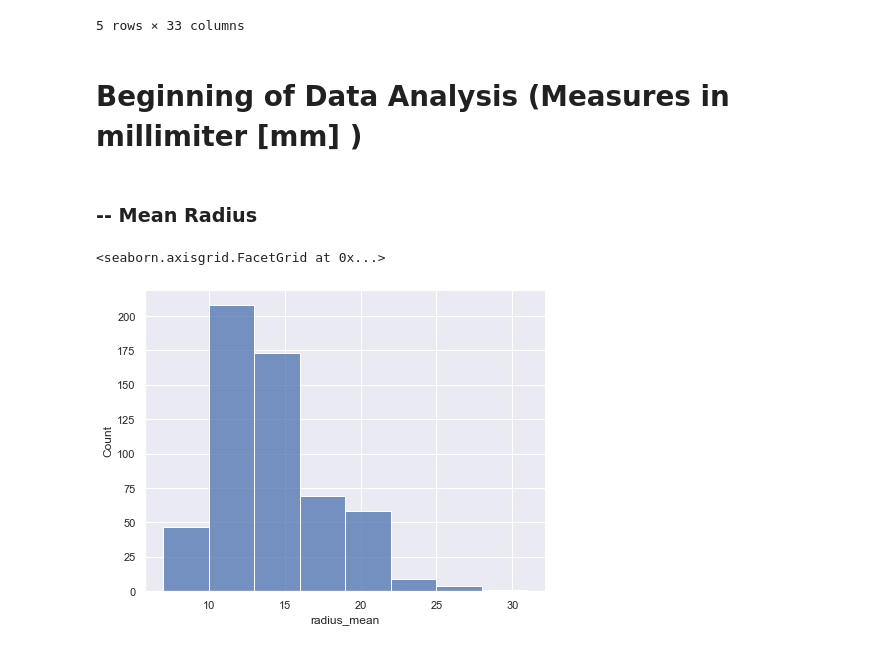
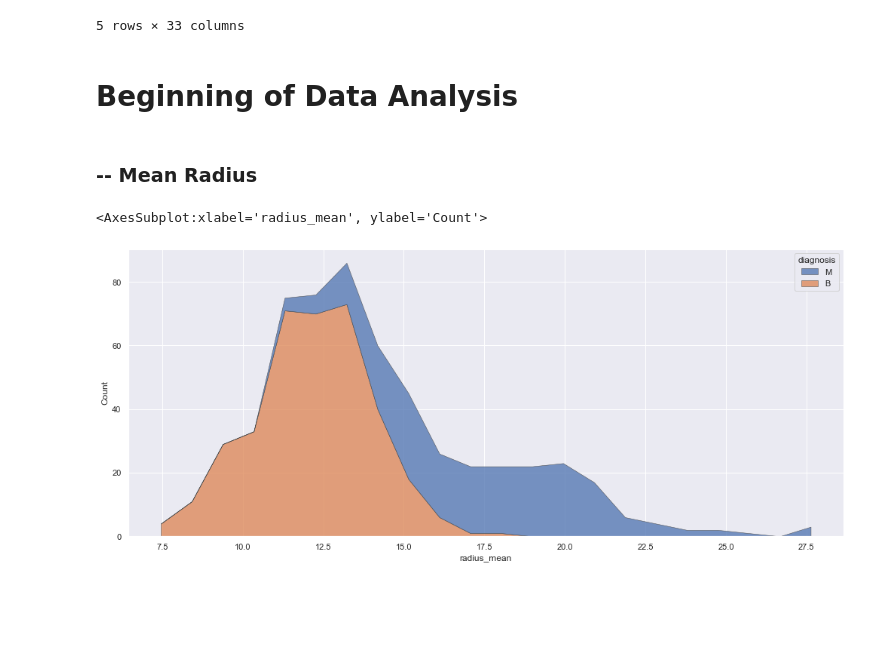
Before and after one commit to gusluchetti/ESPM_ML_BreastCancer, a Jupyter notebook: DataAnalysis.ipynb, the cells around one changed output. Saved outputs shown, nothing was run; the diff lists cells and outputs as text; code cells hidden in the pictures; blank space fills up the shorter version.

Commit message:
correction radius mean comparison with diagnosis

```diff
--- a/DataAnalysis.ipynb
+++ b/DataAnalysis.ipynb
@@ -11,22 +11,27 @@ df.head()
 | 4 | 84358402 | M | 20.29 | 14.34 | 135.10 | 1297.0 | 0.10030 | ... |
 5 rows × 33 columns
 # %% [markdown]
-# Beginning of Data Analysis (Measures in millimiter [mm] )
+# Beginning of Data Analysis
 # %% [markdown]
 ### -- Mean Radius
 # %%
 import seaborn as sns
 import matplotlib as mpl
 import matplotlib.pyplot as plt
 
 sns.set_theme(style="darkgrid")
 
-sns.displot(
-    df,
-    x="radius_mean",
-    binwidth=3,
-    facet_kws=dict(margin_titles=True),
-    height=5, aspect=1.3)
+sns.histplot(
+    data=df,
+    x="radius_mean", hue="diagnosis",
+    multiple="stack",
+    element="poly",
+    edgecolor=".3",
+    linewidth=.5,
+    log_scale=False,
+)
+
+# bigger mean usually means malignant cancer
 # %% [output]
-<seaborn.axisgrid.FacetGrid at 0x...>
+<AxesSubplot:xlabel='radius_mean', ylabel='Count'>
-[figure, old version]
+[figure, new version]
```
